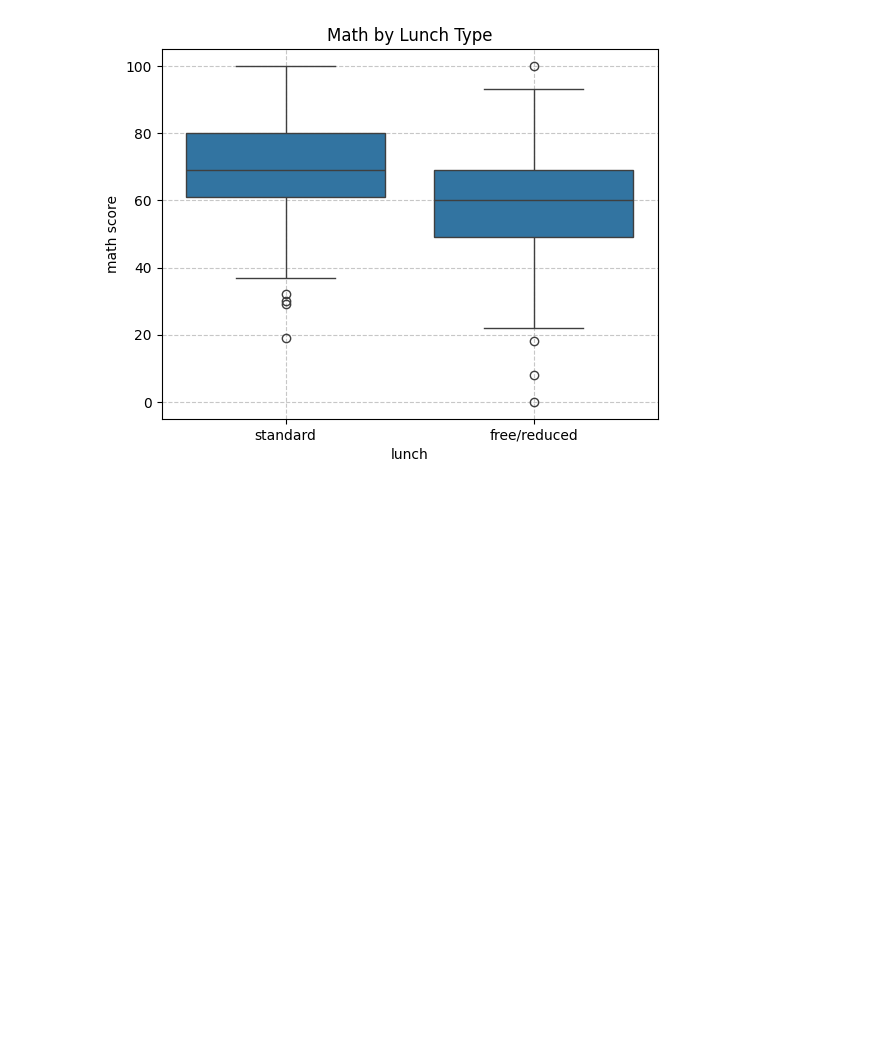
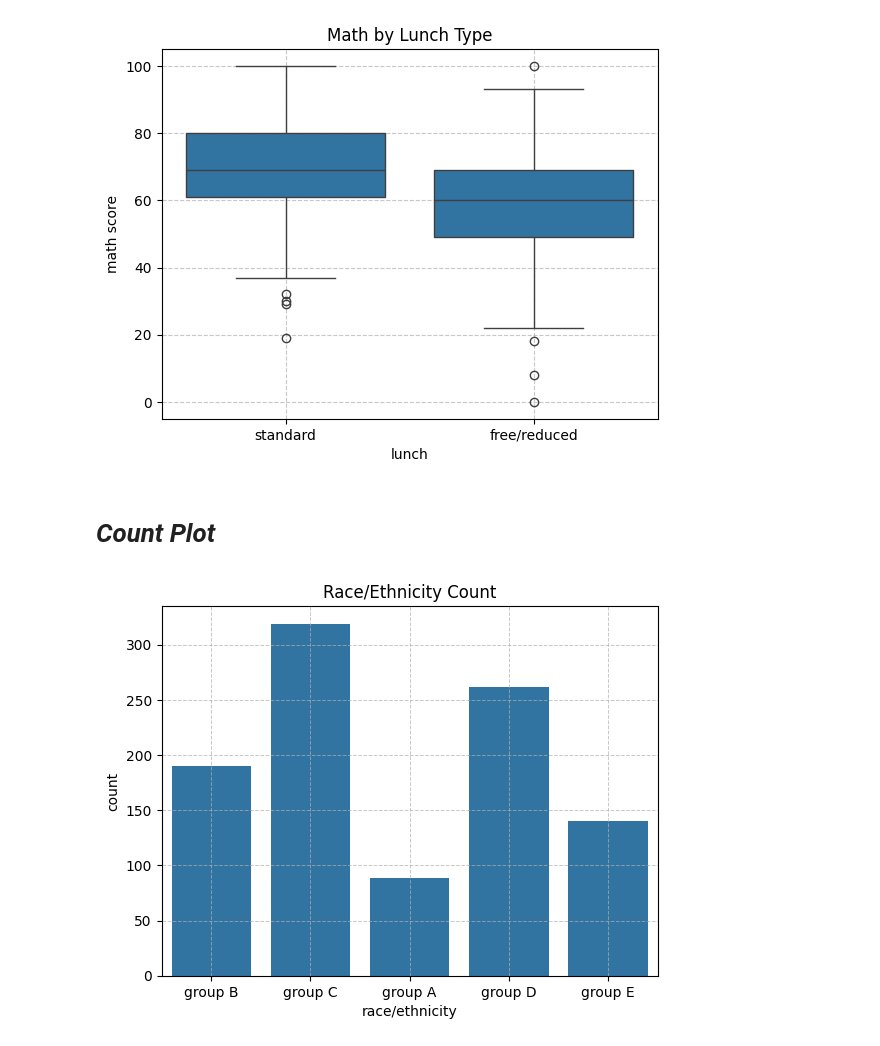
Before and after one commit to Nakib-Nasrullah/Research-Skill, a Jupyter notebook: 6_Matplotlib_and_Seaborn.ipynb, the cells around one changed output. Drawn from its saved outputs; the diff is of its cells as text; code cells hidden in the pictures; blank space fills up the shorter version.

```diff
--- a/6_Matplotlib_and_Seaborn.ipynb
+++ b/6_Matplotlib_and_Seaborn.ipynb
@@ -326,3 +326,13 @@ plt.title('Math by Lunch Type')
 plt.show()
 # %% [output]
 [figure]
+# %% [markdown]
+# *Count Plot*
+# %%
+# Count by race/ehnicity
+sns.countplot(data=students, x='race/ethnicity')
+plt.grid(True, which="both", linestyle='--', linewidth=0.7, alpha=0.7)
+plt.title('Race/Ethnicity Count')
+plt.show()
+# %% [output]
+[figure, added]
```
